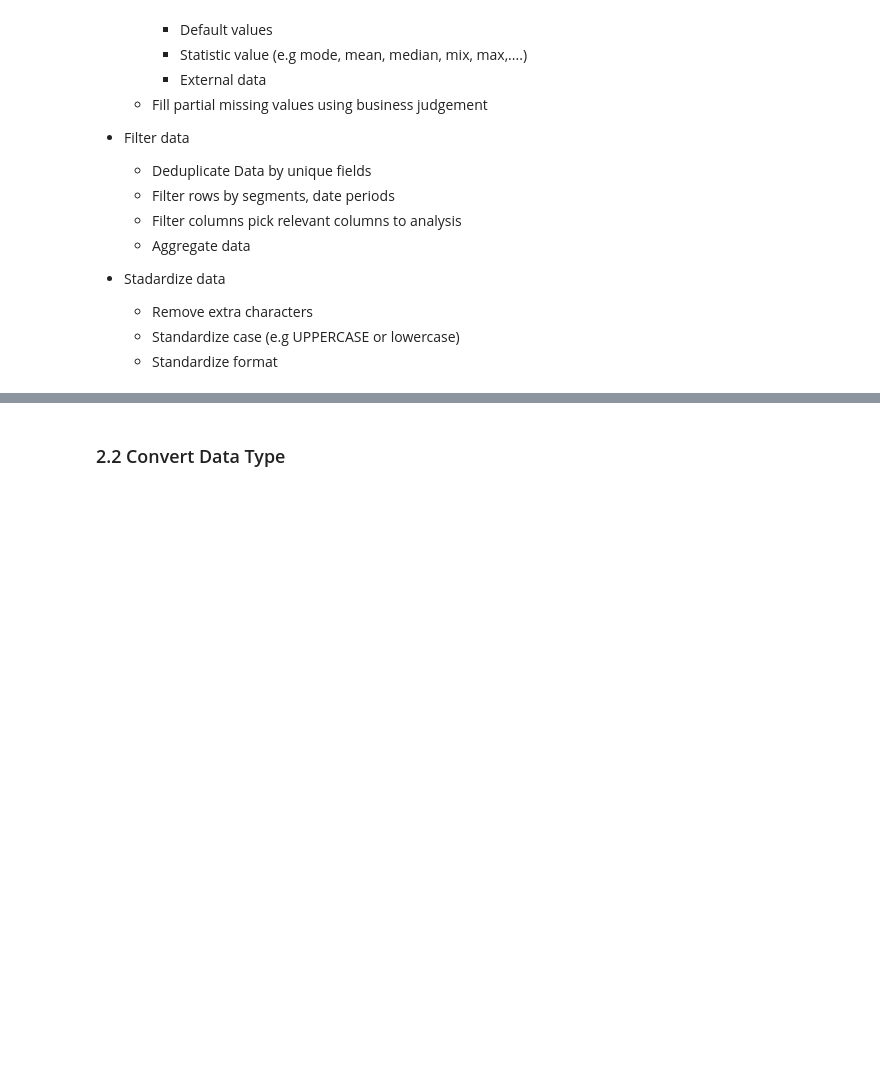
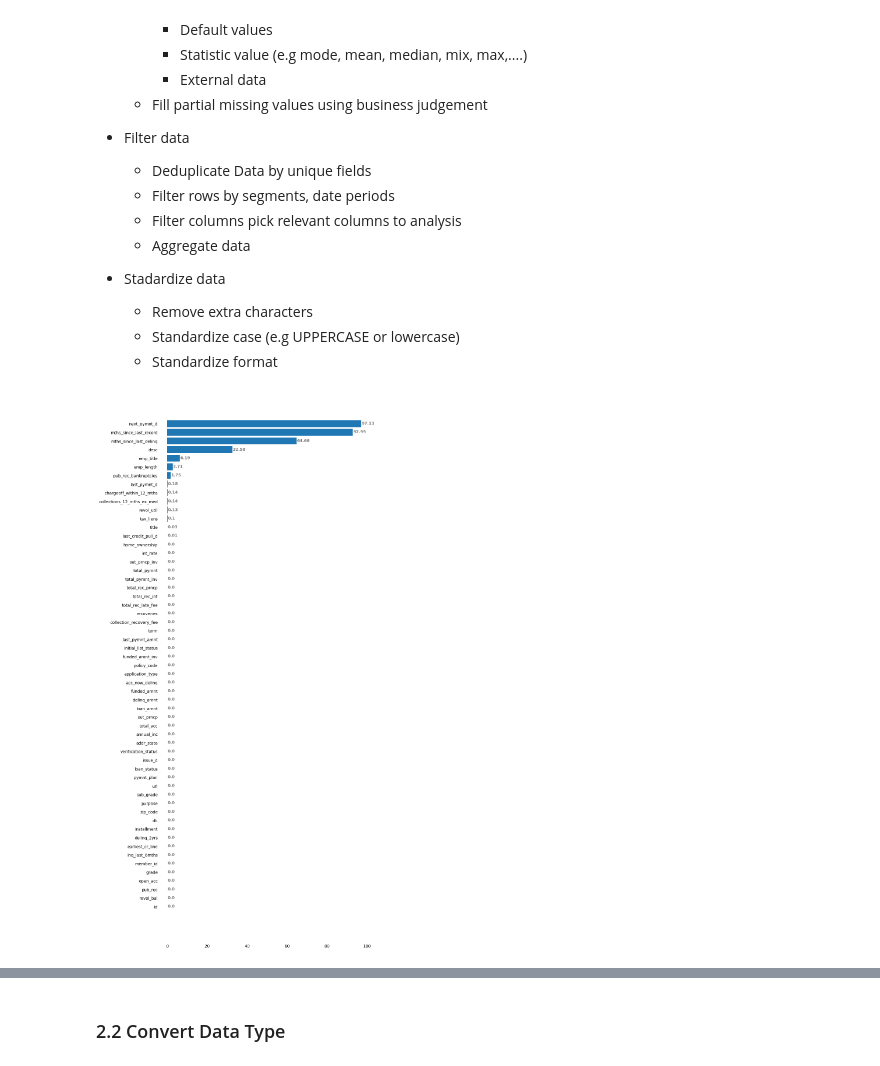
Before and after one commit to irish-luong/LandingClubCaseStudy, a Jupyter notebook: lending_club_case_study.ipynb, the cells around one changed output, grey strips where cells are left out. Drawn from its saved outputs; the diff is of its cells as text; code cells hidden in the pictures; blank space fills up the shorter version.

```diff
--- a/lending_club_case_study.ipynb
+++ b/lending_club_case_study.ipynb
@@ -101,3 +101,44 @@ print("====== Open file profiling_result.html on the browser to view profiling r
     - Remove extra characters
     - Standardize case (e.g UPPERCASE or lowercase)
     - Standardize format
+# %%
+# We measure percentage missing value in per field and introduce a new dataframe to monitor
+missing_df = df.isnull().sum() * 100 / len(df)
+missing_df.to_frame(name="percent_missing")
+
+missing_df = missing_df.reset_index()
+missing_df.columns = ['field', 'percent_missing']
+missing_df = missing_df.sort_values(by="percent_missing", ascending=False)
+
+# Figure Size
+fig, ax = plt.subplots(figsize =(9, 24))
+
+# Horizontal Bar Plot
+ax.barh(missing_df["field"], missing_df["percent_missing"])
+
+# Remove axes splines
+for s in ['top', 'bottom', 'left', 'right']:
+    ax.spines[s].set_visible(False)
+
+# Remove x, y Ticks
+ax.xaxis.set_ticks_position('none')
+ax.yaxis.set_ticks_position('none')
+
+# Add padding between axes and labels
+ax.xaxis.set_tick_params(pad = 20)
+ax.yaxis.set_tick_params(pad = 20)
+
+# Show top values
+ax.invert_yaxis()
+
+# Add annotation to bars
+for i in ax.patches:
+    plt.text(i.get_width()+0.2, i.get_y()+0.5,
+             str(round((i.get_width()), 2)),
+             fontsize = 10, fontweight ='bold',
+             color ='grey')
+
+
+plt.show()
+# %% [output]
+[figure, added]
```
Also changed, not shown: parts of 3 cells of this notebook.
